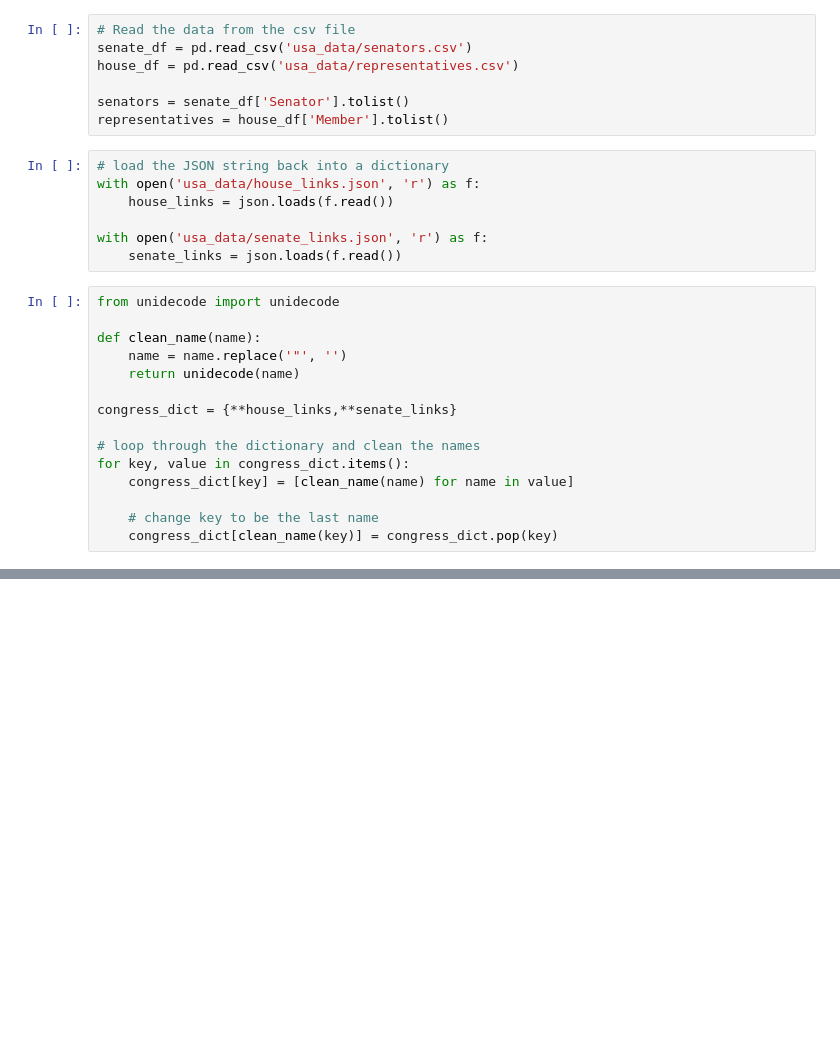
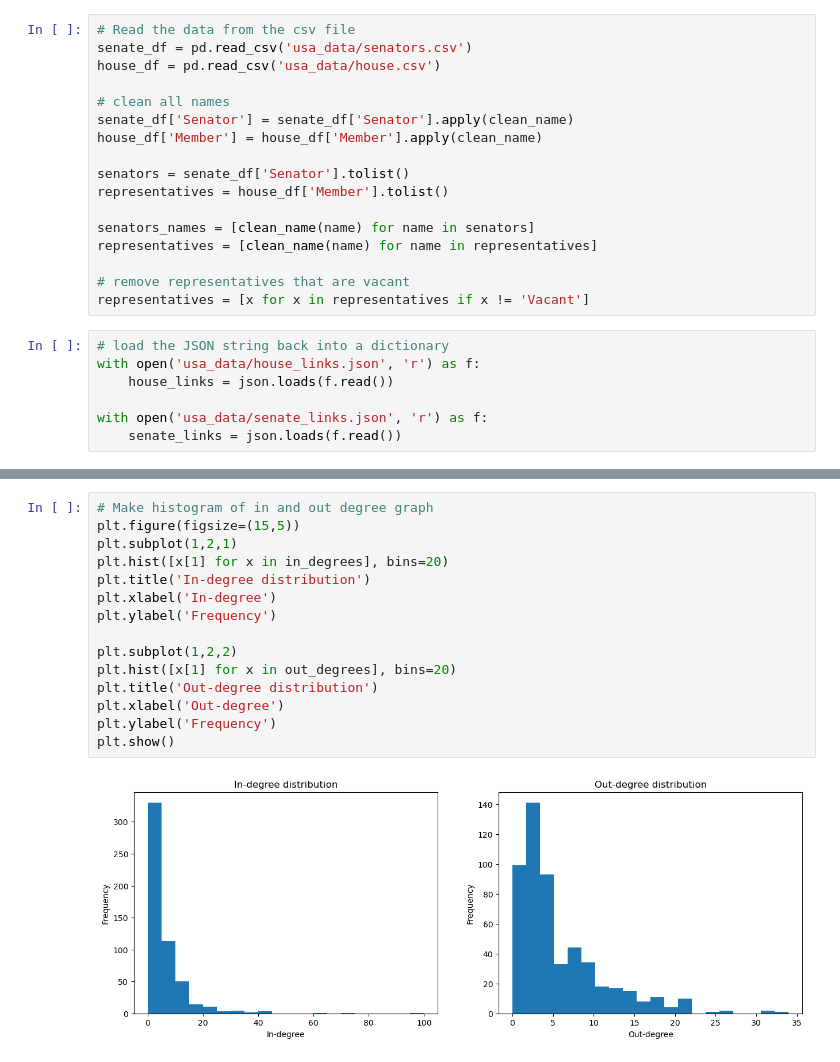
Before and after one commit to s185231/02805_SocialGraphs, a Jupyter notebook: project_assigment_B.ipynb, the cells around one changed output, grey strips where cells are left out. Saved outputs shown, nothing was run; the diff lists cells and outputs as text; blank space fills up the shorter version.

```diff
--- a/project_assigment_B.ipynb
+++ b/project_assigment_B.ipynb
@@ -7,10 +13,20 @@ import json
 # %%
 # Read the data from the csv file
 senate_df = pd.read_csv('usa_data/senators.csv')
-house_df = pd.read_csv('usa_data/representatives.csv')
+house_df = pd.read_csv('usa_data/house.csv')
+
+# clean all names
+senate_df['Senator'] = senate_df['Senator'].apply(clean_name)
+house_df['Member'] = house_df['Member'].apply(clean_name)
 
 senators = senate_df['Senator'].tolist()
 representatives = house_df['Member'].tolist()
+
+senators_names = [clean_name(name) for name in senators]
+representatives = [clean_name(name) for name in representatives]
+
+# remove representatives that are vacant
+representatives = [x for x in representatives if x != 'Vacant']
 # %%
 # load the JSON string back into a dictionary
 with open('usa_data/house_links.json', 'r') as f:
@@ -18,18 +34,3 @@ with open('usa_data/house_links.json', 'r') as f:
 
 with open('usa_data/senate_links.json', 'r') as f:
     senate_links = json.loads(f.read())
-# %%
-from unidecode import unidecode
-
-def clean_name(name):
-    name = name.replace('"', '')
-    return unidecode(name)
-
-congress_dict = {**house_links,**senate_links}
-
-# loop through the dictionary and clean the names
-for key, value in congress_dict.items():
-    congress_dict[key] = [clean_name(name) for name in value]
-
-    # change key to be the last name
-    congress_dict[clean_name(key)] = congress_dict.pop(key)
@@ -136,0 +153,17 @@ for i in range(5):
+# %%
+# Make histogram of in and out degree graph
+plt.figure(figsize=(15,5))
+plt.subplot(1,2,1)
+plt.hist([x[1] for x in in_degrees], bins=20)
+plt.title('In-degree distribution')
+plt.xlabel('In-degree')
+plt.ylabel('Frequency')
+
+plt.subplot(1,2,2)
+plt.hist([x[1] for x in out_degrees], bins=20)
+plt.title('Out-degree distribution')
+plt.xlabel('Out-degree')
+plt.ylabel('Frequency')
+plt.show()
+# %% [output]
+[figure, added]
```
Also changed, not shown: parts of 14 cells of this notebook, 1 other file.
